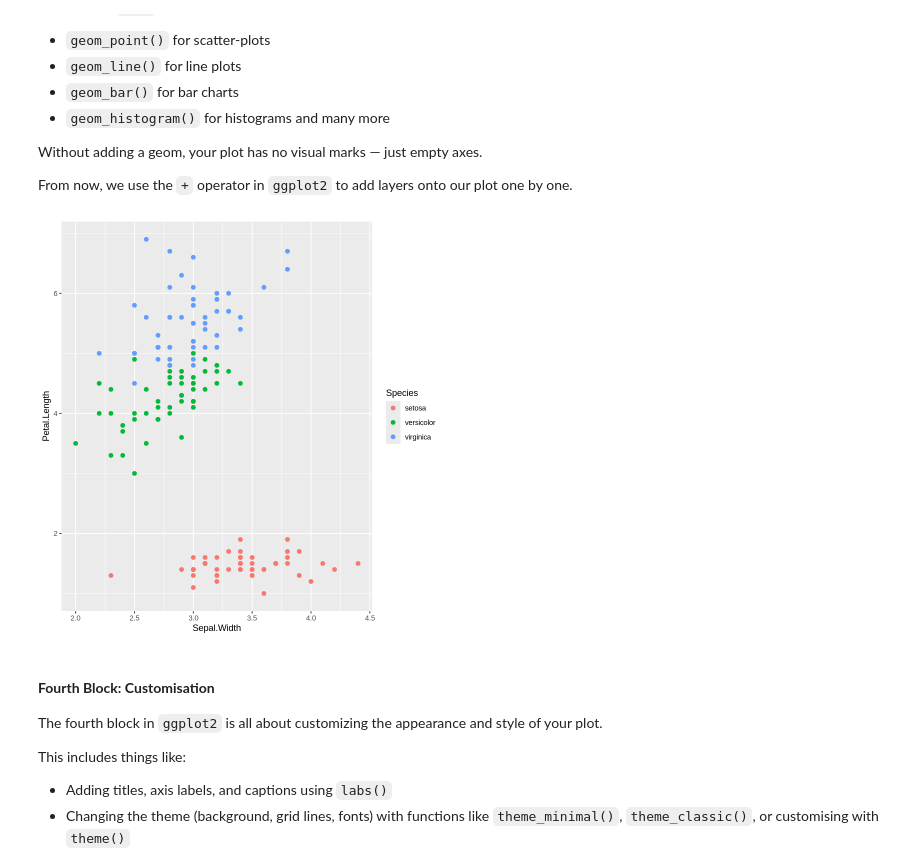
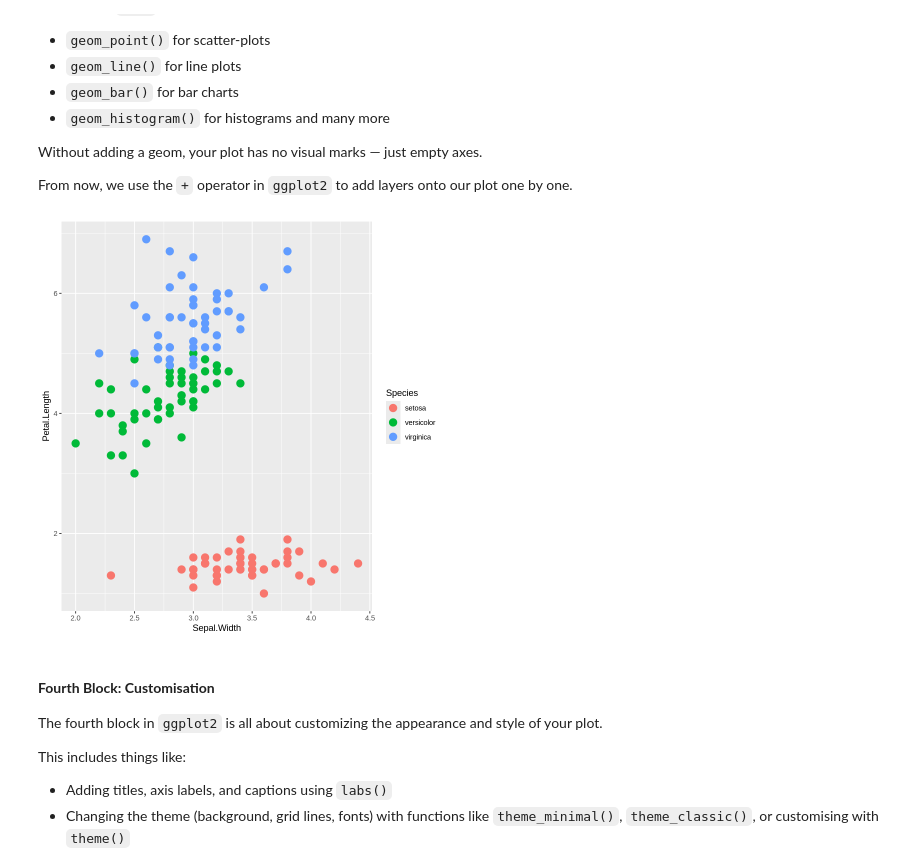
Before and after one commit to edelweiss611428/MXB107-Notebooks, a Jupyter notebook: notebooks/Week_1.ipynb, the cells around one changed output. Saved outputs shown, nothing was run; the diff lists cells and outputs as text; code cells hidden in the pictures.

```diff
--- a/notebooks/Week_1.ipynb
+++ b/notebooks/Week_1.ipynb
@@ -434,9 +434,9 @@ From now, we use the `+` operator in `ggplot2` to add layers onto our plot one b
 # %%
 iris %>%
   ggplot(aes(x = Sepal.Width, y = Petal.Length, color = Species)) +
-  geom_point(size = 3)
+  geom_point(size = 4)
 # %% [output]
-[figure, old version]
+[figure, new version]
 # %% [markdown]
 #### **Fourth Block: Customisation**
 
```
Also changed, not shown: parts of 11 cells of this notebook.
